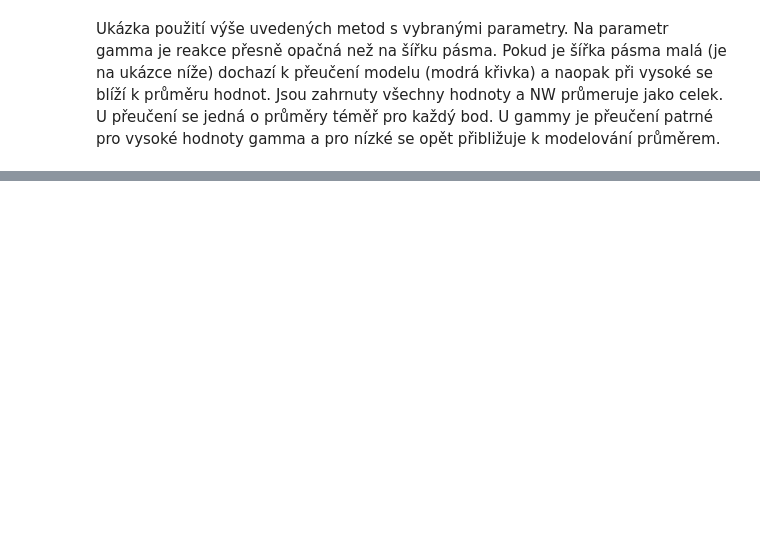
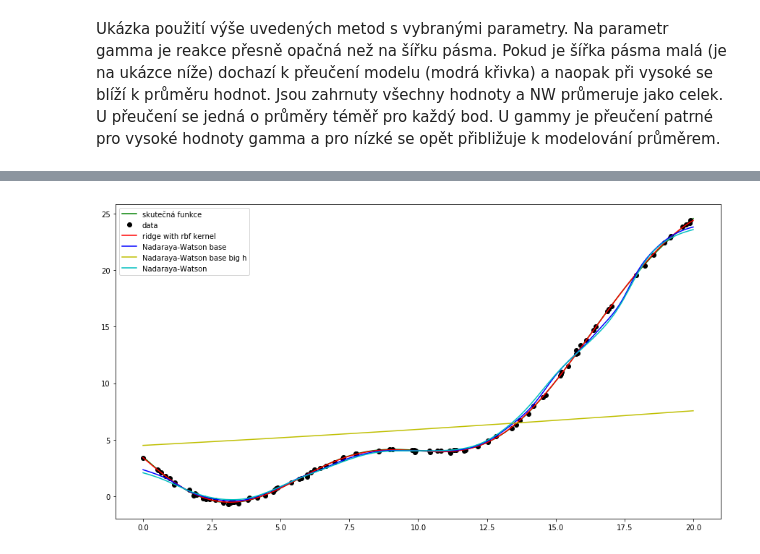
Before and after one commit to martilad/MI-MZI2019, a Jupyter notebook: Nadaraya-WatsonEstimator.ipynb, the cells around one changed output, grey strips where cells are left out. Drawn from its saved outputs; the diff is of its cells as text; code cells hidden in the pictures; blank space fills up the shorter version.

```diff
--- a/Nadaraya-WatsonEstimator.ipynb
+++ b/Nadaraya-WatsonEstimator.ipynb
@@ -114,0 +153,33 @@ Wall time: 27.3 s
+# %%
+%%time
+
+lambda_ = 0.0034
+gamma_ = 0.03
+# odlišná gama pro Nadaraya-Watson estimator z duvodu jiného chování oproti hřebenové regresi
+gamma2_ = 0.8
+# pro změnu v NW base
+bandwidth = 0.6
+
+
+# příprava na metodu nejmenších čtverců
+X = np.matrix(data['x']).T
+Y = np.matrix(data['y']).T
+
+clf = kernel_ridge.KernelRidge(alpha=lambda_, kernel='rbf', gamma = gamma_)
+clf.fit(X, Y)
+
+NW = Nadaraya_Watson(kernel="rbf", gamma=gamma2_)
+NW = NW.fit(X, Y)
+
+# vykreslíme
+plt.figure(num=None, figsize=(15, 8))
+plt.plot(xgrid, vfun(xgrid), 'g-', label=u'skutečná funkce')
+plt.plot(data['x'], data['y']+meany, 'ko',label='data')
+plt.plot(xgrid, clf.predict(xgrid)+meany, 'r-', label=u'ridge with rbf kernel')
+plt.plot(xgrid, Nadaraya_Watson_base(X, Y, xgrid, bandwidth)+meany, 'b-', label=u'Nadaraya-Watson base')
+plt.plot(xgrid, Nadaraya_Watson_base(X, Y, xgrid, 15)+meany, 'y-', label=u'Nadaraya-Watson base big h')
+plt.plot(xgrid, NW.predict(xgrid)+meany, 'c-', label=u'Nadaraya-Watson')
+plt.legend()
+plt.show()
+# %% [output]
+[figure, added]
```
Also changed, not shown: parts of 7 cells of this notebook.
